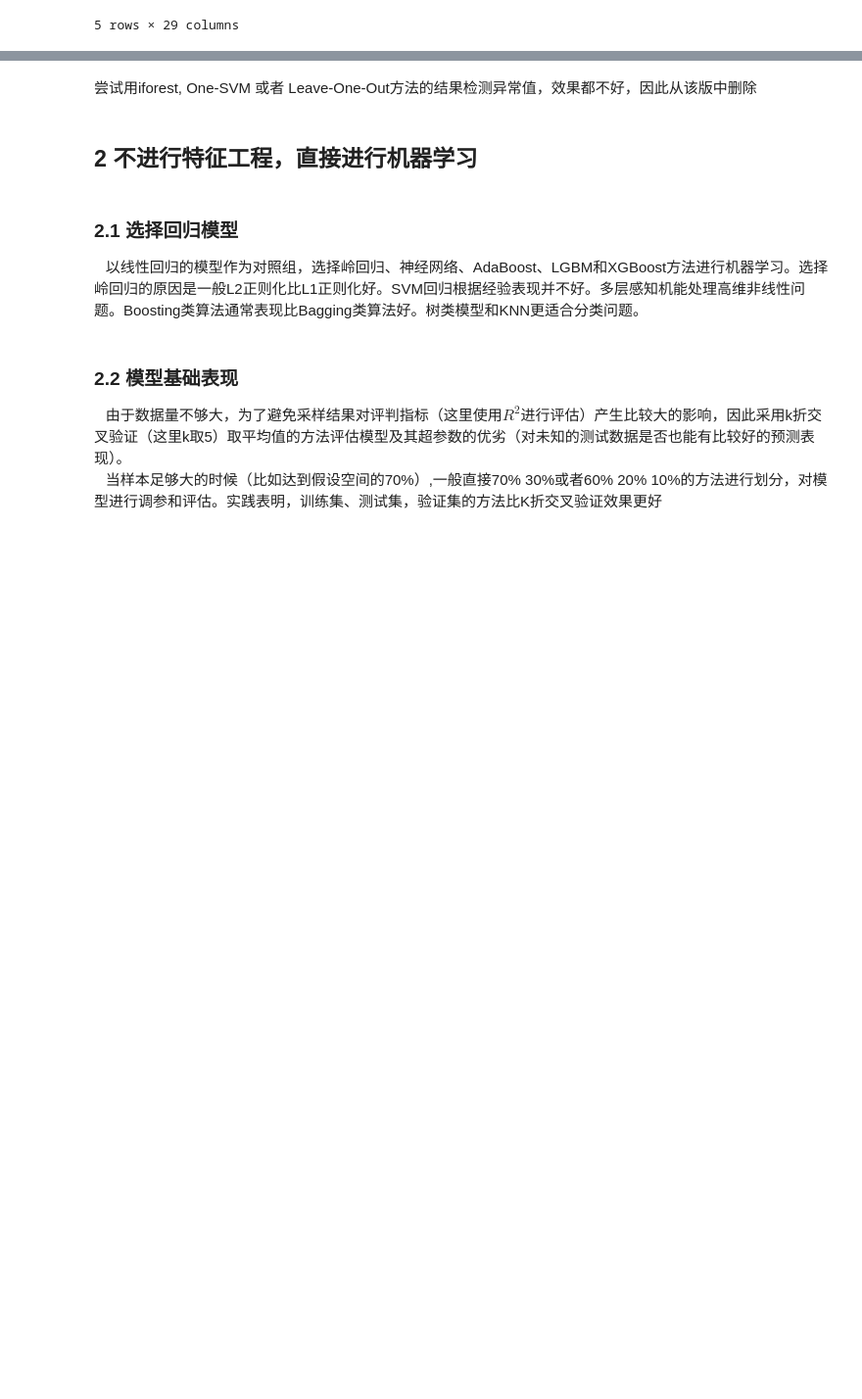
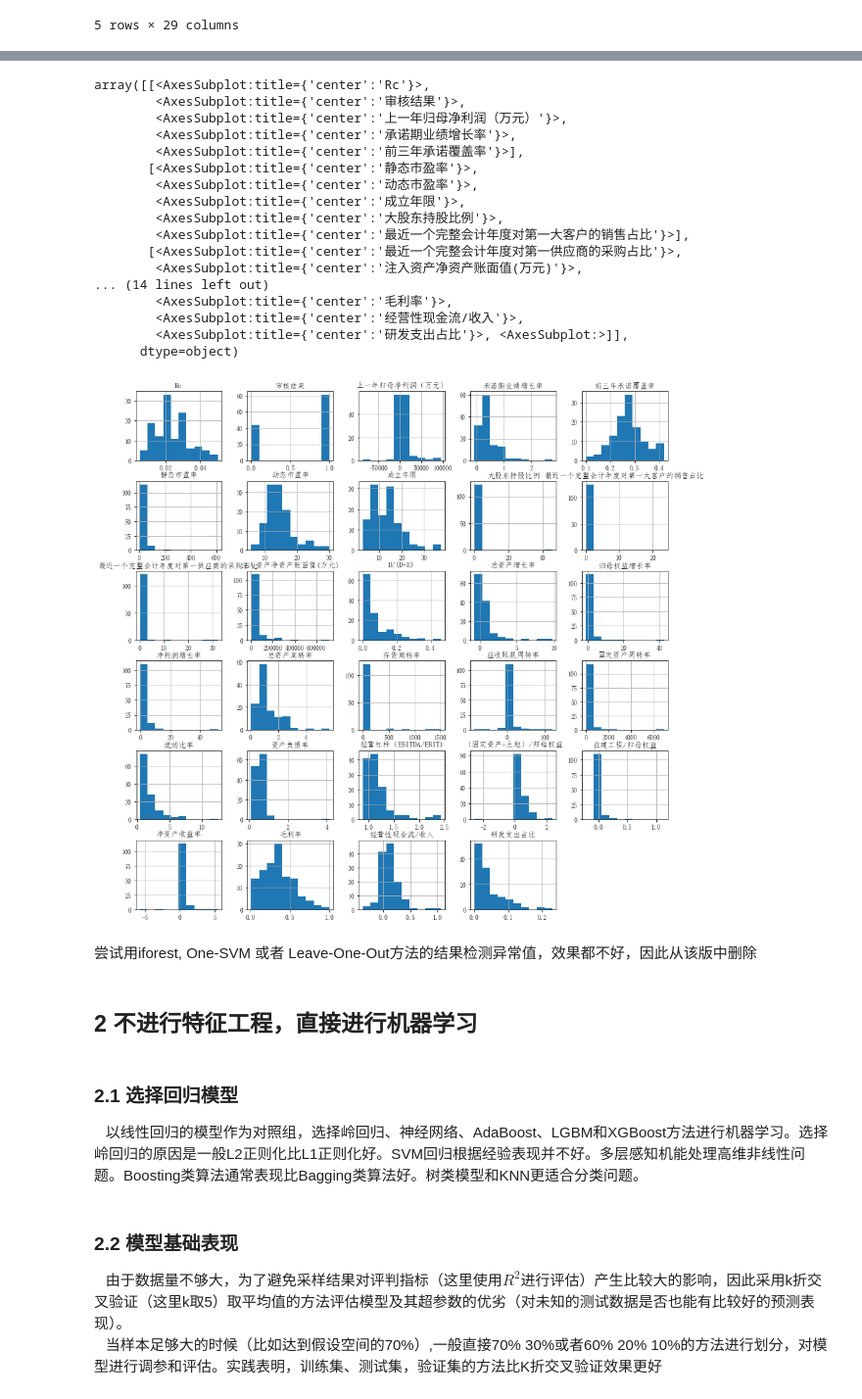
Before and after one commit to ZhengyiWang/Unique-Risk, a Jupyter notebook: 特有风险 _short.ipynb, the cells around one changed output, grey strips where cells are left out. Shown at 98% size. Drawn from its saved outputs; the diff is of its cells as text; code cells hidden in the pictures; blank space fills up the shorter version.

```diff
--- a/特有风险 _short.ipynb
+++ b/特有风险 _short.ipynb
@@ -30,3 +43,24 @@ unique_risk.head(5)
+# %%
+unique_risk.hist(figsize=(15,15))
+# %% [output]
+array([[<AxesSubplot:title={'center':'Rc'}>,
+        <AxesSubplot:title={'center':'审核结果'}>,
+        <AxesSubplot:title={'center':'上一年归母净利润（万元）'}>,
+        <AxesSubplot:title={'center':'承诺期业绩增长率'}>,
+        <AxesSubplot:title={'center':'前三年承诺覆盖率'}>],
+       [<AxesSubplot:title={'center':'静态市盈率'}>,
+        <AxesSubplot:title={'center':'动态市盈率'}>,
+        <AxesSubplot:title={'center':'成立年限'}>,
+        <AxesSubplot:title={'center':'大股东持股比例'}>,
+        <AxesSubplot:title={'center':'最近一个完整会计年度对第一大客户的销售占比'}>],
+       [<AxesSubplot:title={'center':'最近一个完整会计年度对第一供应商的采购占比'}>,
+        <AxesSubplot:title={'center':'注入资产净资产账面值(万元)'}>,
+... (14 lines left out)
+        <AxesSubplot:title={'center':'毛利率'}>,
+        <AxesSubplot:title={'center':'经营性现金流/收入'}>,
+        <AxesSubplot:title={'center':'研发支出占比'}>, <AxesSubplot:>]],
+      dtype=object)
+[figure, added]
 # %%
 #按照顺序构造字典，方便将最后的特征选择结果输出为具体的属性名称
 feature_dict={
```
Also changed, not shown: parts of 26 cells of this notebook.
